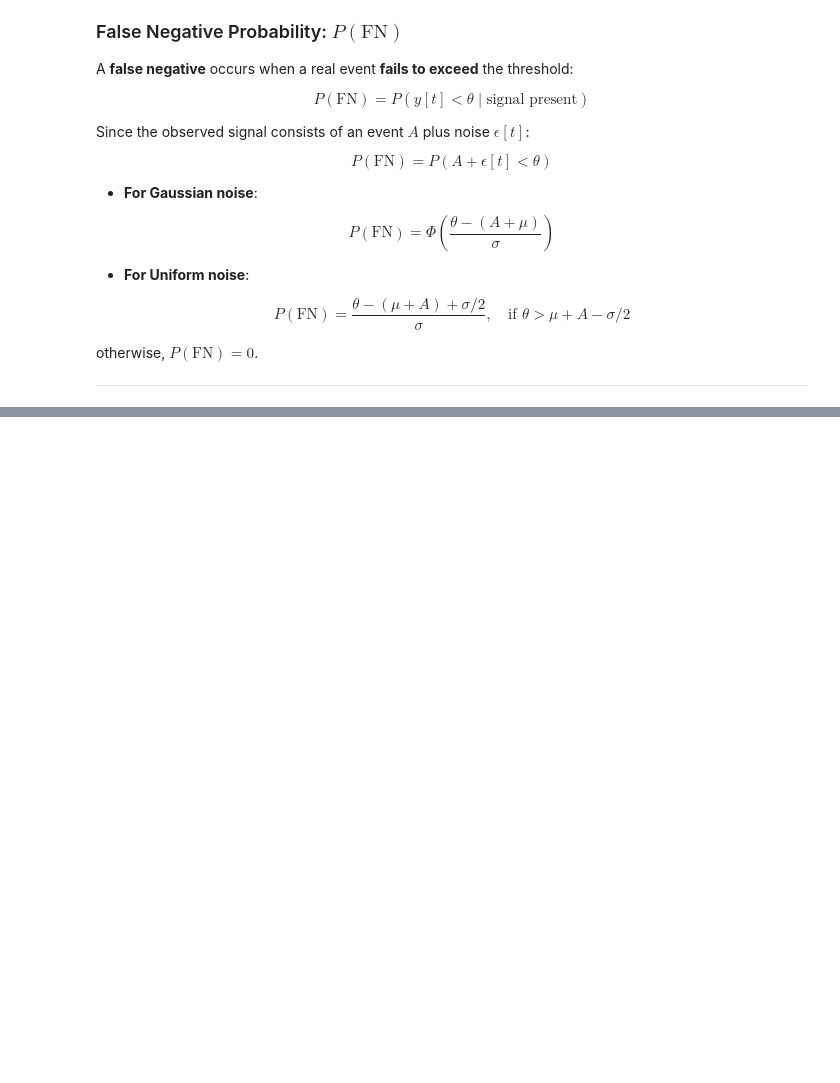
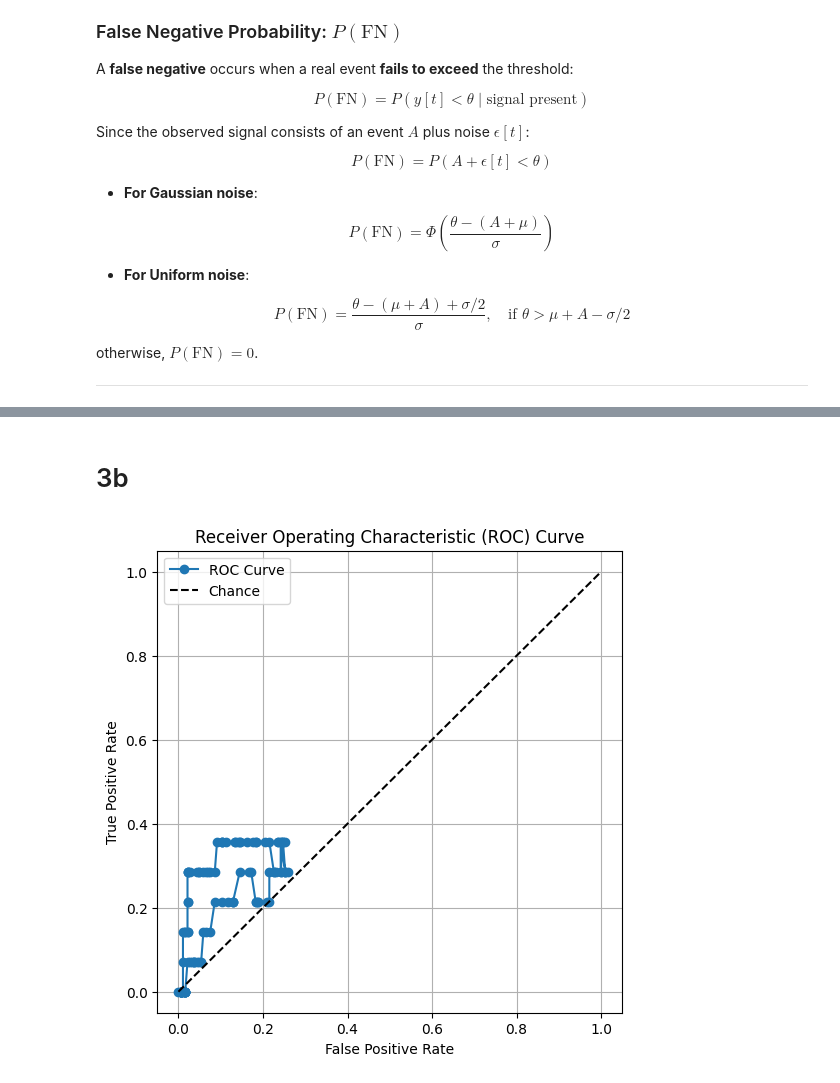
Before and after one commit to RyanL72/CSDS_364, a Jupyter notebook: Assignment_A2a/A2a_rhl72.ipynb, the cells around one changed output, grey strips where cells are left out. Cells and saved outputs as stored; diff of their text form; code cells hidden in the pictures; blank space fills up the shorter version.

```diff
--- a/Assignment_A2a/A2a_rhl72.ipynb
+++ b/Assignment_A2a/A2a_rhl72.ipynb
@@ -317,2 +222,37 @@ Empirical False Negative Rate: 0.3805
 Analytical False Positive Rate: 0.0668
 Analytical False Negative Rate: 0.3085
+# %%
+import scipy.stats as stats
+import numpy as np
+
+def total_error(theta, alpha=0.25, A=2, mu=0, sigma=1, noisetype='Gaussian'):
+    """
+    Computes the total error probability (false positives + false negatives).
+    """
+    if noisetype == 'Gaussian':
+        P_FP = falsepos(theta, mu, sigma, noisetype)
+        P_FN = stats.norm.cdf(theta, loc=A + mu, scale=sigma)
+        return alpha * P_FN + (1 - alpha) * P_FP
+    else:
+        raise ValueError("Unsupported noise type. Choose 'Gaussian'.")
+
+# Compute the probability of a false positive
+theta = 2
+mu = 0
+sigma = 1
+noisetype = 'Gaussian'
+P_FP = falsepos(theta, mu, sigma, noisetype)
+
+print(f"Analytic probability of false positive: {P_FP:.4f}")
+
+
+# Find the threshold that minimizes total errors
+from scipy.optimize import minimize_scalar
+
+alpha = 0.25
+A = 2
+
+result = minimize_scalar(total_error, bounds=(0, A + 3*sigma), method='bounded', args=(alpha, A, mu, sigma, noisetype))
+
+optimal_theta = result.x
+print(f"Threshold that minimizes total errors: {optimal_theta:.4f}")
@@ -395,0 +384,2 @@ otherwise, $ P(\text{FN}) = 0 $.
+# %% [markdown]
+# 3b
@@ -395,0 +435,4 @@ otherwise, $ P(\text{FN}) = 0 $.
+# %%
+plotROC(N=200, alpha=0.05, A=1, mu=0, sigma=1, noisetype='Gaussian')
+# %% [output]
+[figure, added]
```
Also changed, not shown: parts of 18 cells of this notebook, 1 other file.
